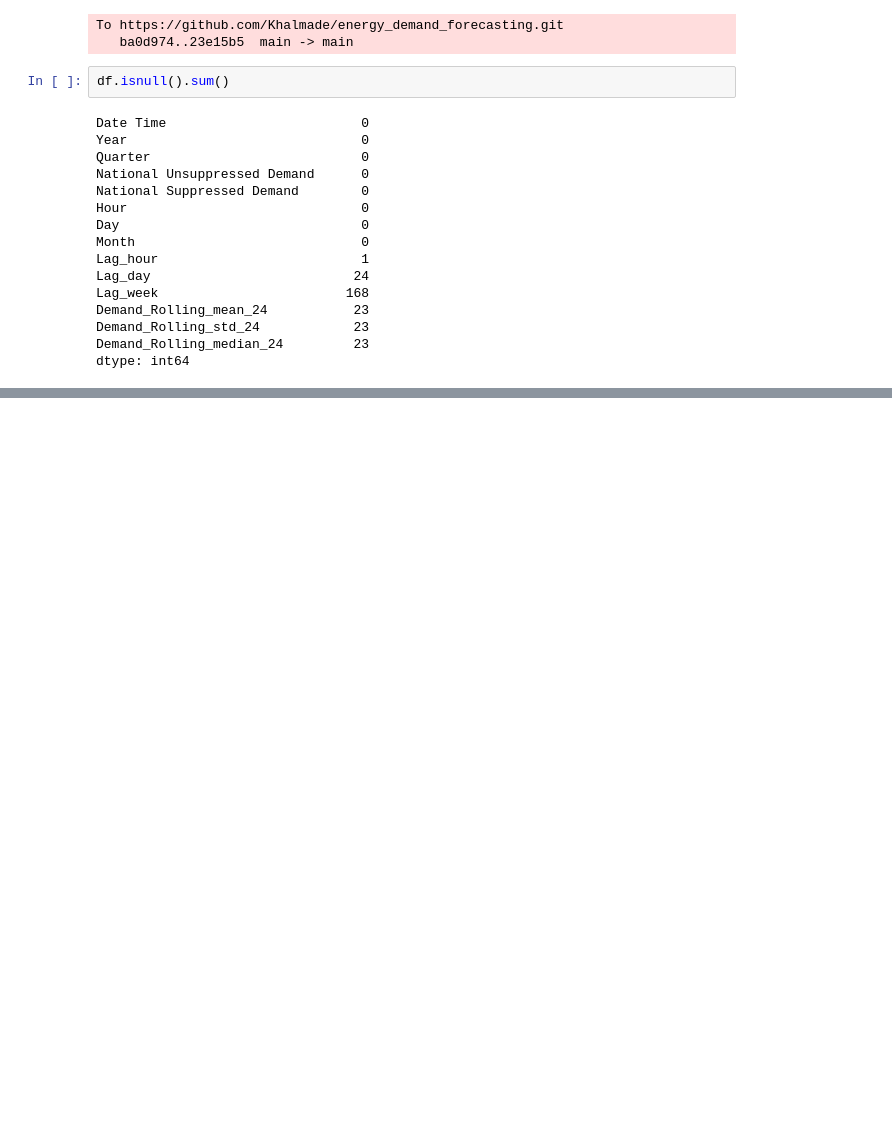
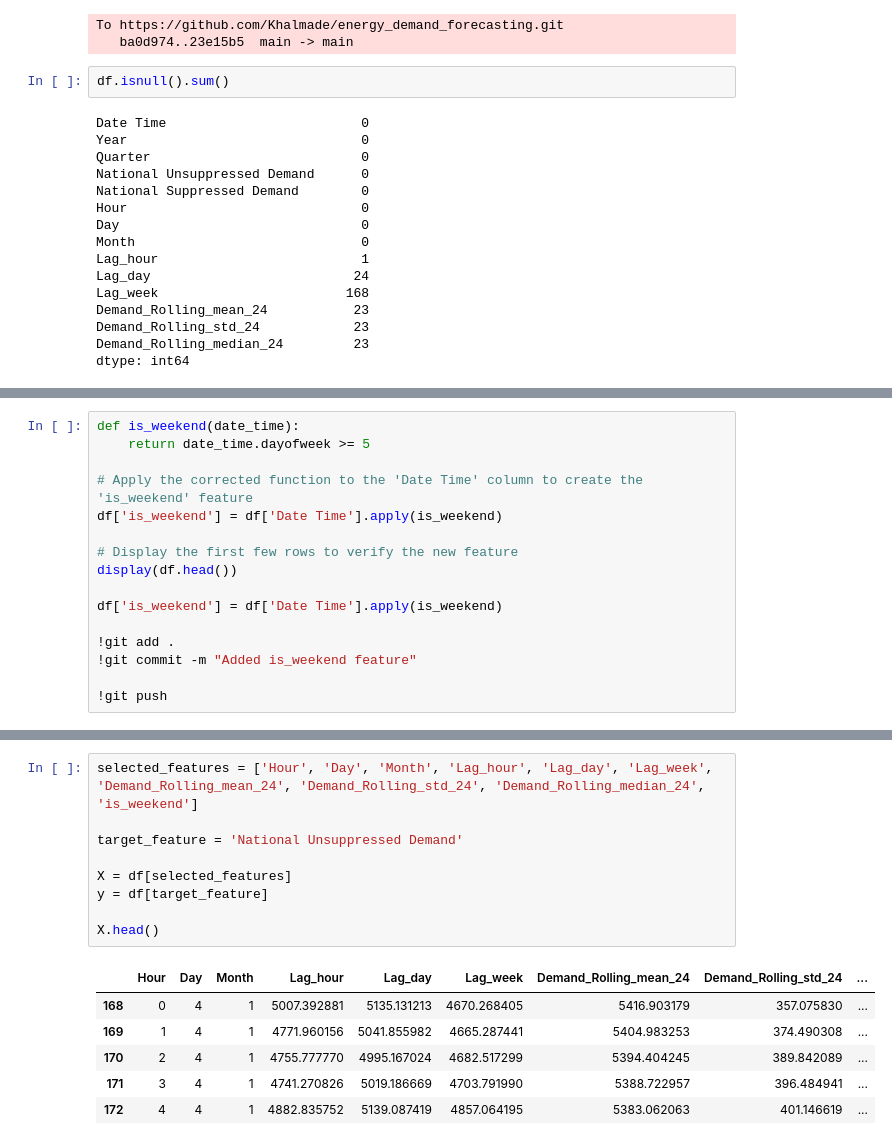
Before and after one commit to Khalmade/energy_demand_forecasting, a Jupyter notebook: notebooks/01_data_exploration.ipynb, the cells around one changed output, grey strips where cells are left out. Cells and saved outputs as stored; diff of their text form; blank space fills up the shorter version.

```diff
--- a/notebooks/01_data_exploration.ipynb
+++ b/notebooks/01_data_exploration.ipynb
@@ -372,0 +377,16 @@ nothing to commit, working tree clean
+# %%
+def is_weekend(date_time):
+    return date_time.dayofweek >= 5
+
+# Apply the corrected function to the 'Date Time' column to create the 'is_weekend' feature
+df['is_weekend'] = df['Date Time'].apply(is_weekend)
+
+# Display the first few rows to verify the new feature
+display(df.head())
+
+df['is_weekend'] = df['Date Time'].apply(is_weekend)
+
+!git add .
+!git commit -m "Added is_weekend feature"
+
+!git push
@@ -372,0 +405,16 @@ nothing to commit, working tree clean
+# %%
+selected_features = ['Hour', 'Day', 'Month', 'Lag_hour', 'Lag_day', 'Lag_week', 'Demand_Rolling_mean_24', 'Demand_Rolling_std_24', 'Demand_Rolling_median_24', 'is_weekend']
+
+target_feature = 'National Unsuppressed Demand'
+
+X = df[selected_features]
+y = df[target_feature]
+
+X.head()
+# %% [output]
+|  | Hour | Day | Month | Lag_hour | Lag_day | Lag_week | Demand_Rolling_mean_24 | Demand_Rolling_std_24 | ... |
+| 168 | 0 | 4 | 1 | 5007.392881 | 5135.131213 | 4670.268405 | 5416.903179 | 357.075830 | ... |
+| 169 | 1 | 4 | 1 | 4771.960156 | 5041.855982 | 4665.287441 | 5404.983253 | 374.490308 | ... |
+| 170 | 2 | 4 | 1 | 4755.777770 | 4995.167024 | 4682.517299 | 5394.404245 | 389.842089 | ... |
+| 171 | 3 | 4 | 1 | 4741.270826 | 5019.186669 | 4703.791990 | 5388.722957 | 396.484941 | ... |
+| 172 | 4 | 4 | 1 | 4882.835752 | 5139.087419 | 4857.064195 | 5383.062063 | 401.146619 | ... |
```
Also changed, not shown: parts of 5 cells of this notebook.
